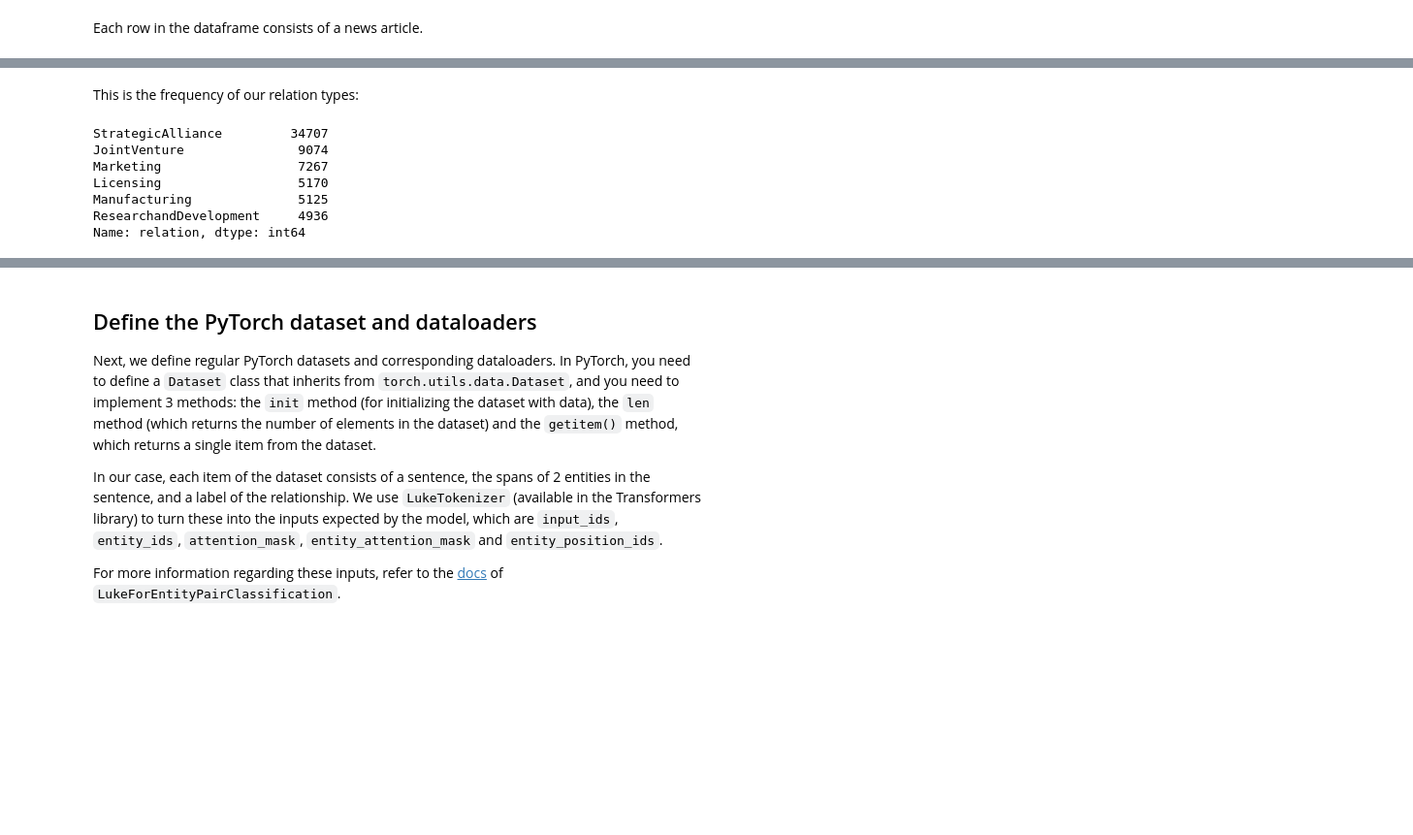
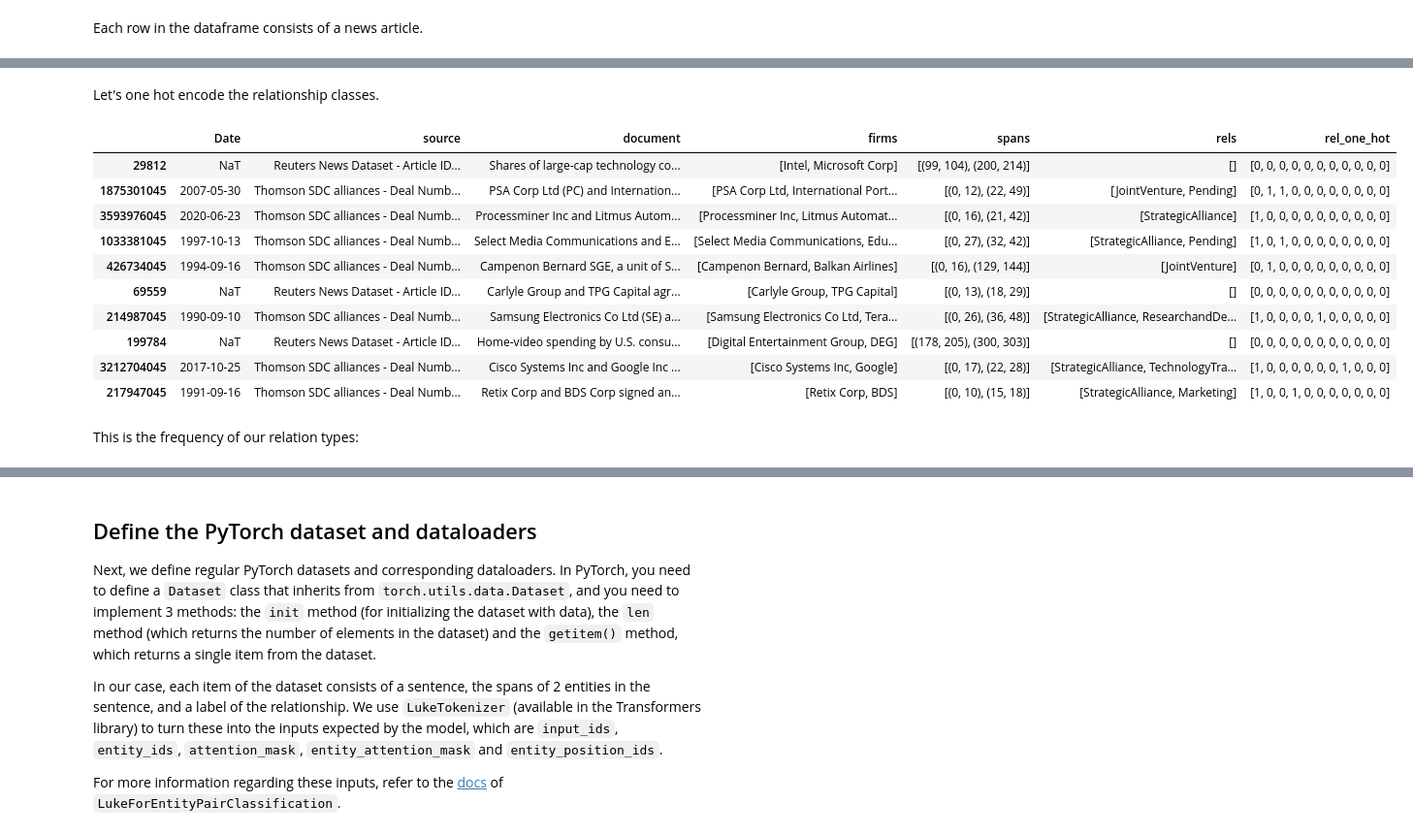
Before and after one commit to jakob-ra/relation_extraction_firm_alliances, a Jupyter notebook: Firm_relation_extraction_LUKE.ipynb, the cells around one changed output, grey strips where cells are left out. Shown at 97% size. Saved outputs shown, nothing was run; the diff lists cells and outputs as text; code cells hidden in the pictures; blank space fills up the shorter version.

```diff
--- a/Firm_relation_extraction_LUKE.ipynb
+++ b/Firm_relation_extraction_LUKE.ipynb
@@ -35,3 +40,5 @@ WARNING: Running pip as the 'root' user can result in broken permissions and con
+# %%
+rs = 42
 # %% [markdown]
 ## Read in data
 
@@ -53,12 +69,33 @@ df.head()
+# %% [markdown]
+Let's one hot encode the relationship classes.
+# %%
+rel_frequencies = df.rels.explode().value_counts()
+rel_label_names = rel_frequencies.index.to_list()
+
+def label2ids(labels, rel_label_names=rel_label_names):
+  return [1 if rel_name in labels else 0 for rel_name in rel_label_names]
+df['rel_one_hot'] = df.rels.apply(label2ids)
+
+def ids2labels(ids, rel_label_names=rel_label_names):
+  labels = []
+  for idx, label in enumerate(rel_label_names):
+    if ids[idx] == 1:
+      labels.append(label)
+
+  return labels
+
+df.sample(10)
+# %% [output]
+|  | Date | source | document | firms | spans | rels | rel_one_hot |
+| 29812 | NaT | Reuters News Dataset - Article ID... | Shares of large-cap technology co... | [Intel, Microsoft Corp] | [(99, 104), (200, 214)] | [] | [0, 0, 0, 0, 0, 0, 0, 0, 0, 0, 0] |
+| 1875301045 | 2007-05-30 | Thomson SDC alliances - Deal Numb... | PSA Corp Ltd (PC) and Internation... | [PSA Corp Ltd, International Port... | [(0, 12), (22, 49)] | [JointVenture, Pending] | [0, 1, 1, 0, 0, 0, 0, 0, 0, 0, 0] |
+| 3593976045 | 2020-06-23 | Thomson SDC alliances - Deal Numb... | Processminer Inc and Litmus Autom... | [Processminer Inc, Litmus Automat... | [(0, 16), (21, 42)] | [StrategicAlliance] | [1, 0, 0, 0, 0, 0, 0, 0, 0, 0, 0] |
+| 1033381045 | 1997-10-13 | Thomson SDC alliances - Deal Numb... | Select Media Communications and E... | [Select Media Communications, Edu... | [(0, 27), (32, 42)] | [StrategicAlliance, Pending] | [1, 0, 1, 0, 0, 0, 0, 0, 0, 0, 0] |
+| 426734045 | 1994-09-16 | Thomson SDC alliances - Deal Numb... | Campenon Bernard SGE, a unit of S... | [Campenon Bernard, Balkan Airlines] | [(0, 16), (129, 144)] | [JointVenture] | [0, 1, 0, 0, 0, 0, 0, 0, 0, 0, 0] |
+| 69559 | NaT | Reuters News Dataset - Article ID... | Carlyle Group and TPG Capital agr... | [Carlyle Group, TPG Capital] | [(0, 13), (18, 29)] | [] | [0, 0, 0, 0, 0, 0, 0, 0, 0, 0, 0] |
+| 214987045 | 1990-09-10 | Thomson SDC alliances - Deal Numb... | Samsung Electronics Co Ltd (SE) a... | [Samsung Electronics Co Ltd, Tera... | [(0, 26), (36, 48)] | [StrategicAlliance, ResearchandDe... | [1, 0, 0, 0, 0, 1, 0, 0, 0, 0, 0] |
+| 199784 | NaT | Reuters News Dataset - Article ID... | Home-video spending by U.S. consu... | [Digital Entertainment Group, DEG] | [(178, 205), (300, 303)] | [] | [0, 0, 0, 0, 0, 0, 0, 0, 0, 0, 0] |
+| 3212704045 | 2017-10-25 | Thomson SDC alliances - Deal Numb... | Cisco Systems Inc and Google Inc ... | [Cisco Systems Inc, Google] | [(0, 17), (22, 28)] | [StrategicAlliance, TechnologyTra... | [1, 0, 0, 0, 0, 0, 0, 1, 0, 0, 0] |
+| 217947045 | 1991-09-16 | Thomson SDC alliances - Deal Numb... | Retix Corp and BDS Corp signed an... | [Retix Corp, BDS] | [(0, 10), (15, 18)] | [StrategicAlliance, Marketing] | [1, 0, 0, 1, 0, 0, 0, 0, 0, 0, 0] |
 # %% [markdown]
 This is the frequency of our relation types:
-# %%
-df.relation.explode().value_counts()
-# %% [output]
-StrategicAlliance         34707
-JointVenture               9074
-Marketing                  7267
-Licensing                  5170
-Manufacturing              5125
-ResearchandDevelopment     4936
-Name: relation, dtype: int64
```
Also changed, not shown: parts of 49 cells of this notebook.
